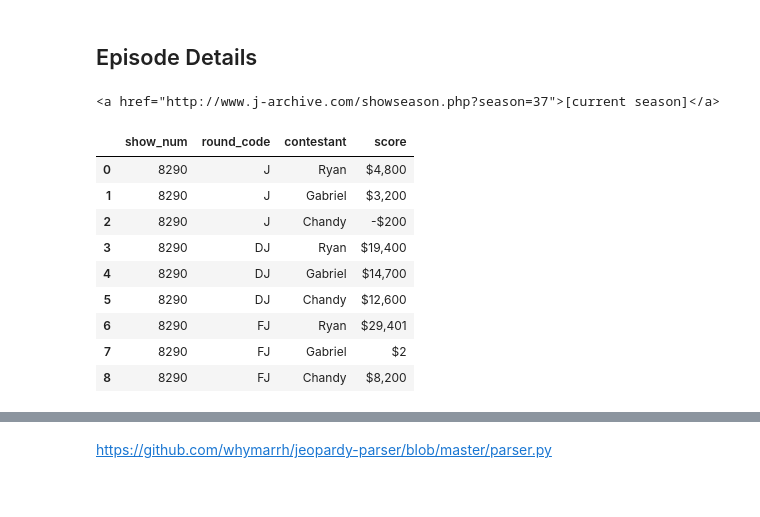
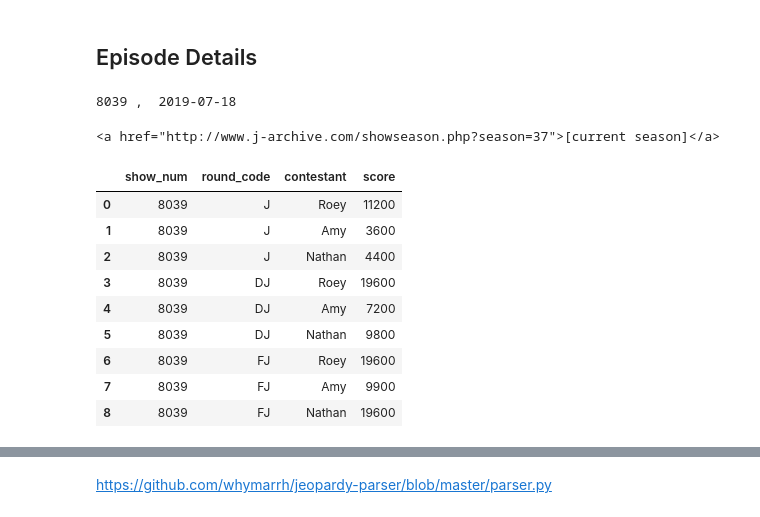
Before and after one commit to maggimckenzie/midcourse_mm, a Jupyter notebook: j_archive_scraping.ipynb, the cells around one changed output, grey strips where cells are left out. Cells and saved outputs as stored; diff of their text form; code cells hidden in the pictures.

```diff
--- a/j_archive_scraping.ipynb
+++ b/j_archive_scraping.ipynb
@@ -84,7 +126,7 @@ episodes.to_csv('data/j_episodes.csv', index=False)
 # %%
 #response = requests.get('http://www.j-archive.com/showgame.php?game_id=6895')
 #response = requests.get('http://www.j-archive.com/showgame.php?game_id=6893')
-response = requests.get('http://www.j-archive.com/showgame.php?game_id=6880')
+response = requests.get('http://www.j-archive.com/showgame.php?game_id=6378')
 # %%
 soup = BeautifulSoup(response.text)
 #soup
@@ -93,7 +135,9 @@ header = soup.find('h1')
 header = header.text
 show_num = header.split('-')[0].strip().split('#')[1]
 air_date = datetime.strftime(datetime.strptime(header.split('-')[1].strip().split(',',1)[1].strip(),'%B %d, %Y'), '%Y-%m-%d')
-#print(show_num, ', ', air_date)
+print(show_num, ', ', air_date)
+# %% [output]
+8039 ,  2019-07-18
 # %%
 season = soup.find('a', text='[current season]')
 print(season)
@@ -103,33 +147,33 @@ season = season['href'].split('=')[1]
 # %%
 scores = soup.findAll(['h3','table'])
 score_texts = np.array([['Scores at the end of the Jeopardy! Round:', 'J'],
                         ['Scores at the end of the Double Jeopardy! Round:', 'DJ'],
                         ['Final scores:', 'FJ']])
 j_round = []
 j_name = []
 j_score = []
 for x in score_texts:
     for element in scores:
         if element.text == x[0]:
             while element.name != 'table':
                 element = element.next_sibling
                 #print('name: ',element.name)
             score_table = element.findAll('tr')
             [j_round.append(x[1]) for td in score_table[0].findAll('td')]
             [j_name.append(td.text) for td in score_table[0].findAll('td')]
-            [j_score.append(td.text) for td in score_table[1].findAll('td')]
+            [j_score.append(int(re.sub('[$,]', '', td.text))) for td in score_table[1].findAll('td')]
 
 j_scores = pd.DataFrame({'show_num': show_num, 'round_code': j_round, 'contestant': j_name, 'score': j_score})
 j_scores
 # %% [output]
 |  | show_num | round_code | contestant | score |
-| 0 | 8290 | J | Ryan | $4,800 |
-| 1 | 8290 | J | Gabriel | $3,200 |
-| 2 | 8290 | J | Chandy | -$200 |
-| 3 | 8290 | DJ | Ryan | $19,400 |
-| 4 | 8290 | DJ | Gabriel | $14,700 |
-| 5 | 8290 | DJ | Chandy | $12,600 |
-| 6 | 8290 | FJ | Ryan | $29,401 |
-| 7 | 8290 | FJ | Gabriel | $2 |
-| 8 | 8290 | FJ | Chandy | $8,200 |
+| 0 | 8039 | J | Roey | 11200 |
+| 1 | 8039 | J | Amy | 3600 |
+| 2 | 8039 | J | Nathan | 4400 |
+| 3 | 8039 | DJ | Roey | 19600 |
+| 4 | 8039 | DJ | Amy | 7200 |
+| 5 | 8039 | DJ | Nathan | 9800 |
+| 6 | 8039 | FJ | Roey | 19600 |
+| 7 | 8039 | FJ | Amy | 9900 |
+| 8 | 8039 | FJ | Nathan | 19600 |
 # %%
```
Also changed, not shown: parts of 13 cells of this notebook, 1 other file.
